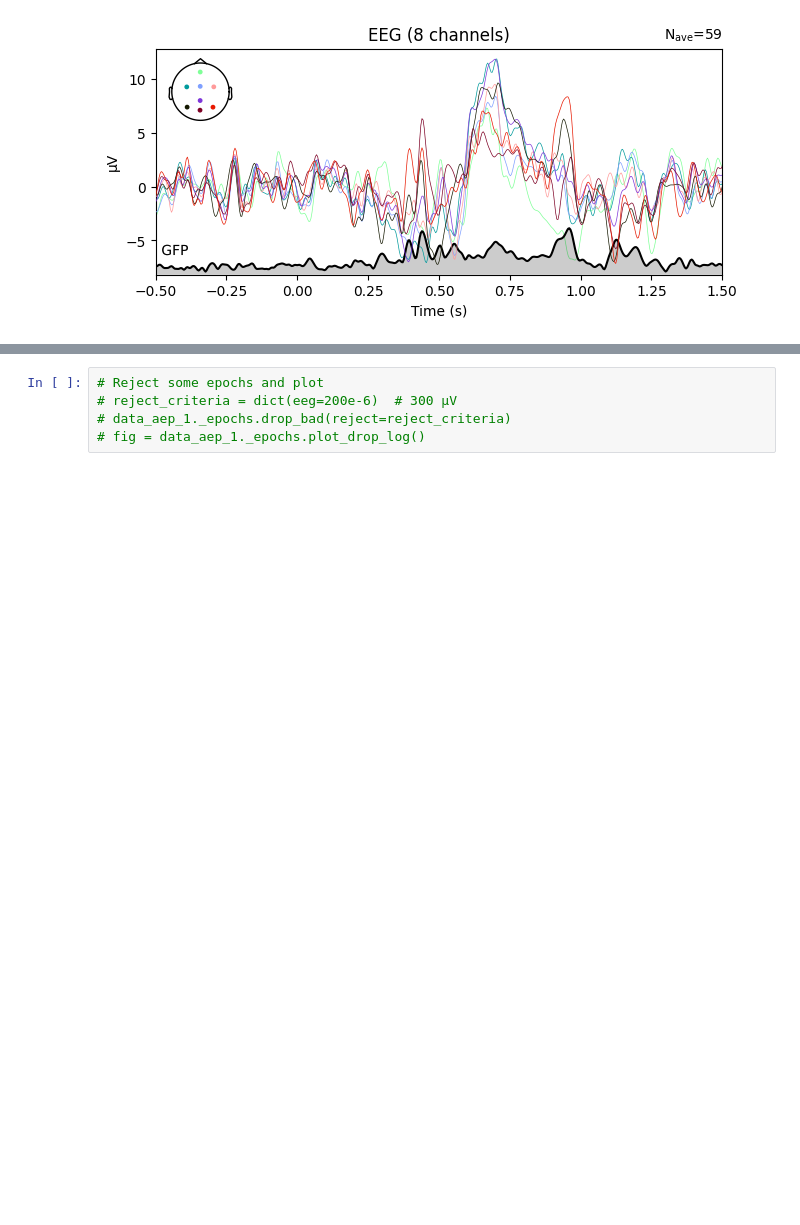
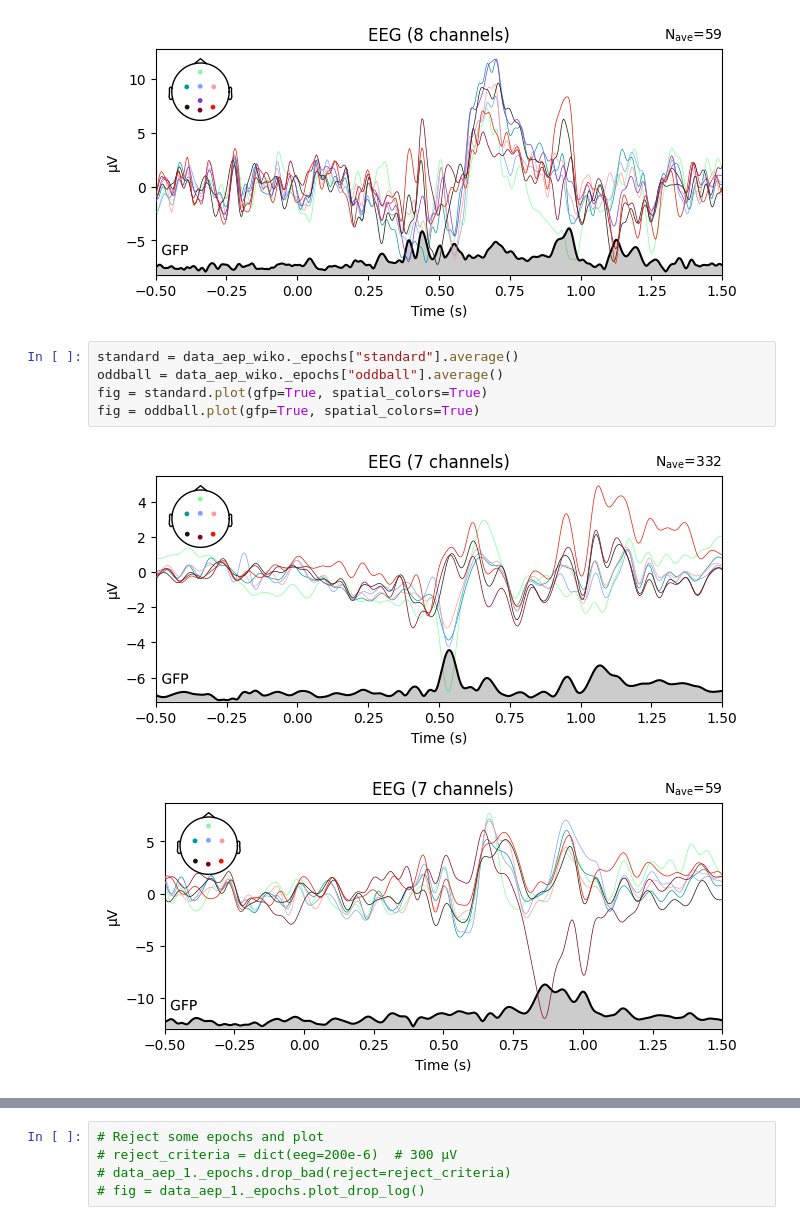
Before and after one commit to lnadi17/visual-evoked-potentials, a Jupyter notebook: vep.ipynb, the cells around one changed output, grey strips where cells are left out. Saved outputs shown, nothing was run; the diff lists cells and outputs as text; blank space fills up the shorter version.

```diff
--- a/vep.ipynb
+++ b/vep.ipynb
@@ -269,3 +272,11 @@ fig = oddball.plot(gfp=True, spatial_colors=True)
 # %% [output]
 [figure]
 [figure]
+# %%
+standard = data_aep_wiko._epochs["standard"].average()
+oddball = data_aep_wiko._epochs["oddball"].average()
+fig = standard.plot(gfp=True, spatial_colors=True)
+fig = oddball.plot(gfp=True, spatial_colors=True)
+# %% [output]
+[figure, added]
+[figure, added]
```
Also changed, not shown: parts of 13 cells of this notebook, 2 other files.
